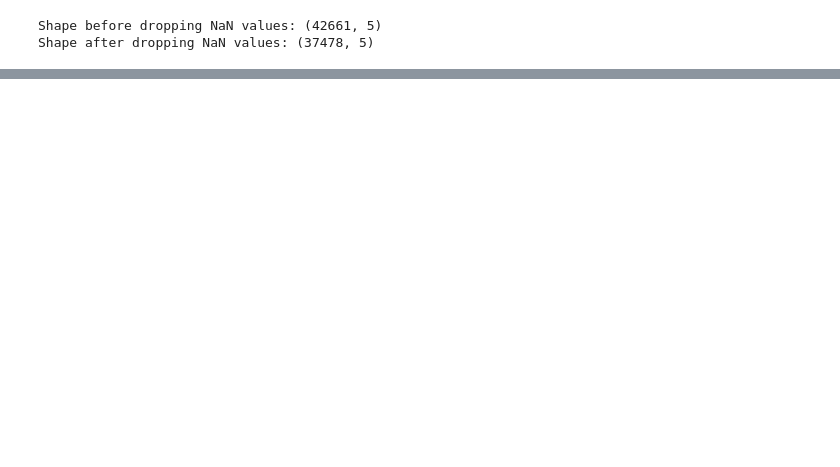
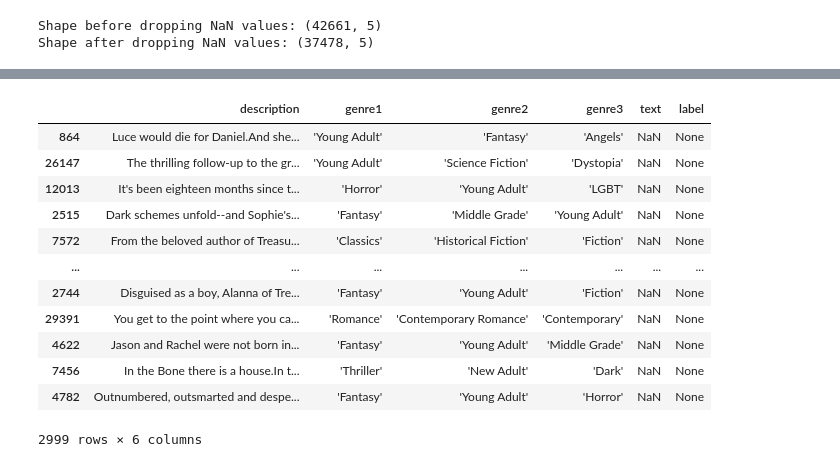
Before and after one commit to opfleet/NLP-Project-, a Jupyter notebook: projectNotebook.ipynb, the cells around one changed output, grey strips where cells are left out. Saved outputs shown, nothing was run; the diff lists cells and outputs as text; code cells hidden in the pictures; blank space fills up the shorter version.

```diff
--- a/projectNotebook.ipynb
+++ b/projectNotebook.ipynb
@@ -102,6 +103,9 @@ train_y3 = train['genre3']
 # %%
 # fit the NB model
 naiveBayes.fit(train_X.tolist(), train_y1.tolist())
+# %%
+train['text'] = pd.Series()
+train['label'] = None
 # %%
 label_vocab = naiveBayes.labels
 print(label_vocab)
@@ -112,2 +116,18 @@ label_as_id = {l:k  for k, l in enumerate(label_vocab)}
 # %%
-bert_train, bert_val = train_test_split(train, test_size=0.2)
+bert_train, bert_val = train_test_split(train, test_size=0.1)
+bert_train.drop("Unnamed: 0", axis= 1)
+bert_val.drop("Unnamed: 0", axis= 1)
+# %% [output]
+|  | description | genre1 | genre2 | genre3 | text | label |
+| 864 | Luce would die for Daniel.And she... | 'Young Adult' | 'Fantasy' | 'Angels' | NaN | None |
+| 26147 | The thrilling follow-up to the gr... | 'Young Adult' | 'Science Fiction' | 'Dystopia' | NaN | None |
+| 12013 | It's been eighteen months since t... | 'Horror' | 'Young Adult' | 'LGBT' | NaN | None |
+| 2515 | Dark schemes unfold--and Sophie's... | 'Fantasy' | 'Middle Grade' | 'Young Adult' | NaN | None |
+| 7572 | From the beloved author of Treasu... | 'Classics' | 'Historical Fiction' | 'Fiction' | NaN | None |
+| ... | ... | ... | ... | ... | ... | ... |
+| 2744 | Disguised as a boy, Alanna of Tre... | 'Fantasy' | 'Young Adult' | 'Fiction' | NaN | None |
+| 29391 | You get to the point where you ca... | 'Romance' | 'Contemporary Romance' | 'Contemporary' | NaN | None |
+| 4622 | Jason and Rachel were not born in... | 'Fantasy' | 'Young Adult' | 'Middle Grade' | NaN | None |
+| 7456 | In the Bone there is a house.In t... | 'Thriller' | 'New Adult' | 'Dark' | NaN | None |
+| 4782 | Outnumbered, outsmarted and despe... | 'Fantasy' | 'Young Adult' | 'Horror' | NaN | None |
+2999 rows × 6 columns
```
Also changed, not shown: parts of 8 cells of this notebook, 1 other file.
